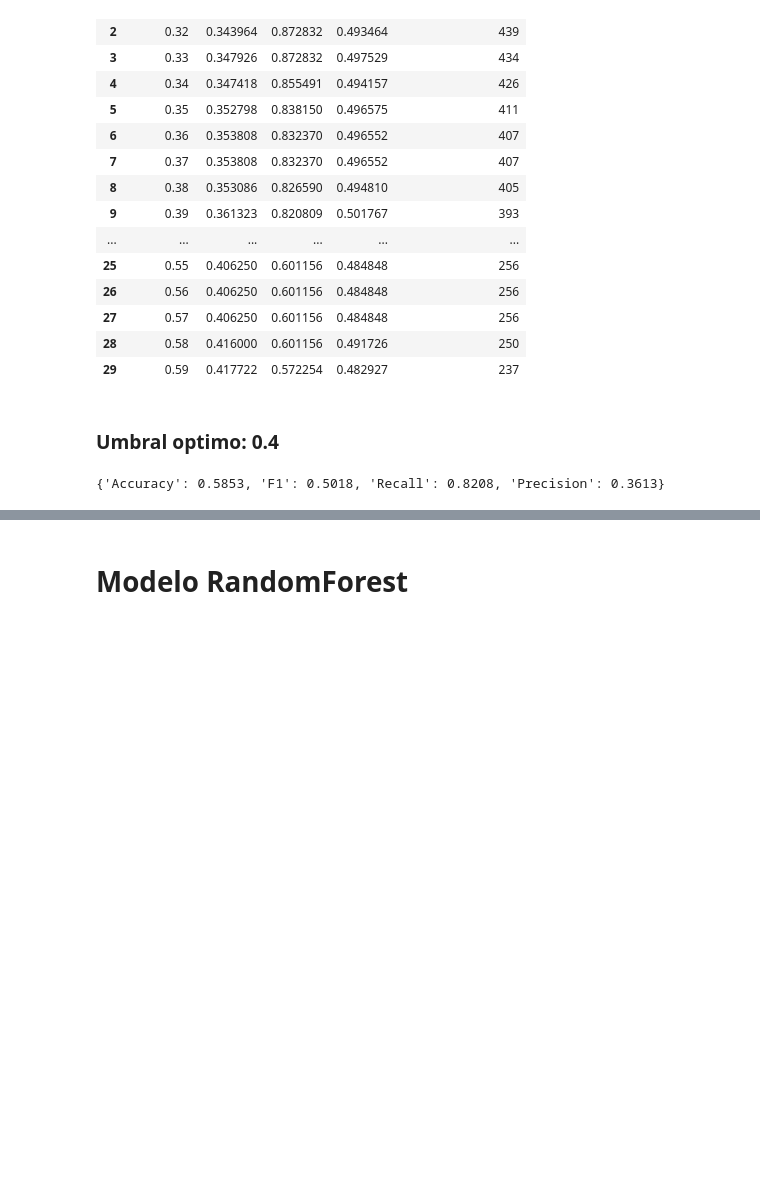
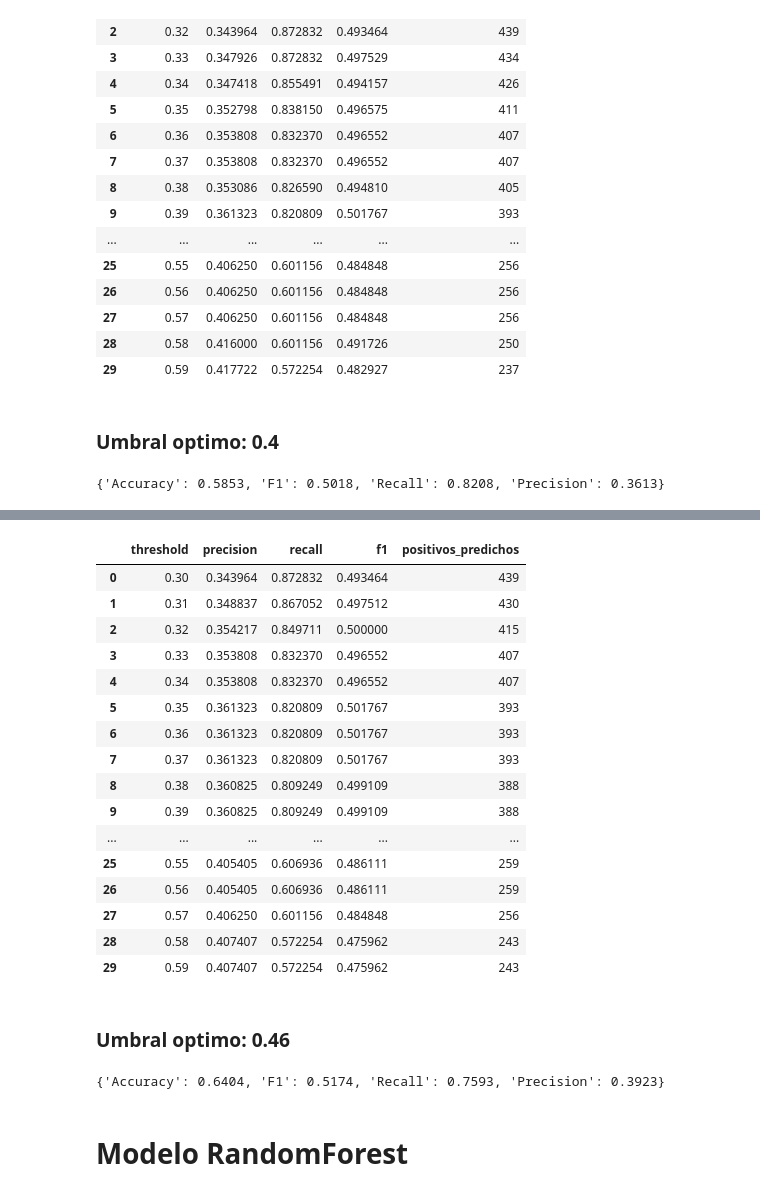
Before and after one commit to GuilleLondero/churn_insight_hackathon, a Jupyter notebook: data_science/notebooks/optimizacion_modelos.ipynb, the cells around one changed output, grey strips where cells are left out. Drawn from its saved outputs; the diff is of its cells as text; code cells hidden in the pictures; blank space fills up the shorter version.

Commit message:
Calibración, Modelo XGB

```diff
--- a/data_science/notebooks/optimizacion_modelos.ipynb
+++ b/data_science/notebooks/optimizacion_modelos.ipynb
@@ -1320,0 +1323,8 @@ print(metricas_val)
+# %%
+xgb_calibrado = CalibratedClassifierCV(
+    estimator=modelo_xgb,
+    method='sigmoid',
+    cv=5
+)
+
+xgb_calibrado.fit(X_train_smote, y_train_smote)
@@ -1320,0 +1349,42 @@ print(metricas_val)
+# %%
+# Obteniendo las probabilidades calibradas
+
+y_proba_cal = xgb_calibrado.predict_proba(X_val)[:, 1]
+# %%
+thresholds = np.arange(0.3, 0.6, 0.01)
+
+rows = []
+
+for t in thresholds:
+    y_pred = (y_proba_cal >= t).astype(int)
+
+    rows.append({
+        "threshold": t,
+        "precision": precision_score(y_val, y_pred, zero_division=0),
+        "recall": recall_score(y_val, y_pred),
+        "f1": f1_score(y_val, y_pred),
+        "positivos_predichos": y_pred.sum()
+    })
+
+df_thresholds = pd.DataFrame(rows)
+df_thresholds
+# %% [output]
+|  | threshold | precision | recall | f1 | positivos_predichos |
+| 0 | 0.30 | 0.343964 | 0.872832 | 0.493464 | 439 |
+| 1 | 0.31 | 0.348837 | 0.867052 | 0.497512 | 430 |
+| 2 | 0.32 | 0.354217 | 0.849711 | 0.500000 | 415 |
+| 3 | 0.33 | 0.353808 | 0.832370 | 0.496552 | 407 |
+| 4 | 0.34 | 0.353808 | 0.832370 | 0.496552 | 407 |
+| 5 | 0.35 | 0.361323 | 0.820809 | 0.501767 | 393 |
+| 6 | 0.36 | 0.361323 | 0.820809 | 0.501767 | 393 |
+| 7 | 0.37 | 0.361323 | 0.820809 | 0.501767 | 393 |
+| 8 | 0.38 | 0.360825 | 0.809249 | 0.499109 | 388 |
+| 9 | 0.39 | 0.360825 | 0.809249 | 0.499109 | 388 |
+| ... | ... | ... | ... | ... | ... |
+| 25 | 0.55 | 0.405405 | 0.606936 | 0.486111 | 259 |
+| 26 | 0.56 | 0.405405 | 0.606936 | 0.486111 | 259 |
+| 27 | 0.57 | 0.406250 | 0.601156 | 0.484848 | 256 |
+| 28 | 0.58 | 0.407407 | 0.572254 | 0.475962 | 243 |
+| 29 | 0.59 | 0.407407 | 0.572254 | 0.475962 | 243 |
+# %% [markdown]
+### Umbral optimo: 0.46
@@ -1321,2 +1393,12 @@ print(metricas_val)
+# %%
+# Testing con el conjunto de prueba
+
+y_proba_test = xgb_calibrado.predict_proba(X_test)[:, 1]
+y_pred_test = (y_proba_test >= umbral_xgb_calibrado).astype(int)
+
+metricas_test = calcularMetricas(y_test, y_pred_test)
+print(metricas_test)
+# %% [output]
+{'Accuracy': 0.6404, 'F1': 0.5174, 'Recall': 0.7593, 'Precision': 0.3923}
 # %% [markdown]
 # Modelo RandomForest
```
Also changed, not shown: parts of 3 cells of this notebook.
